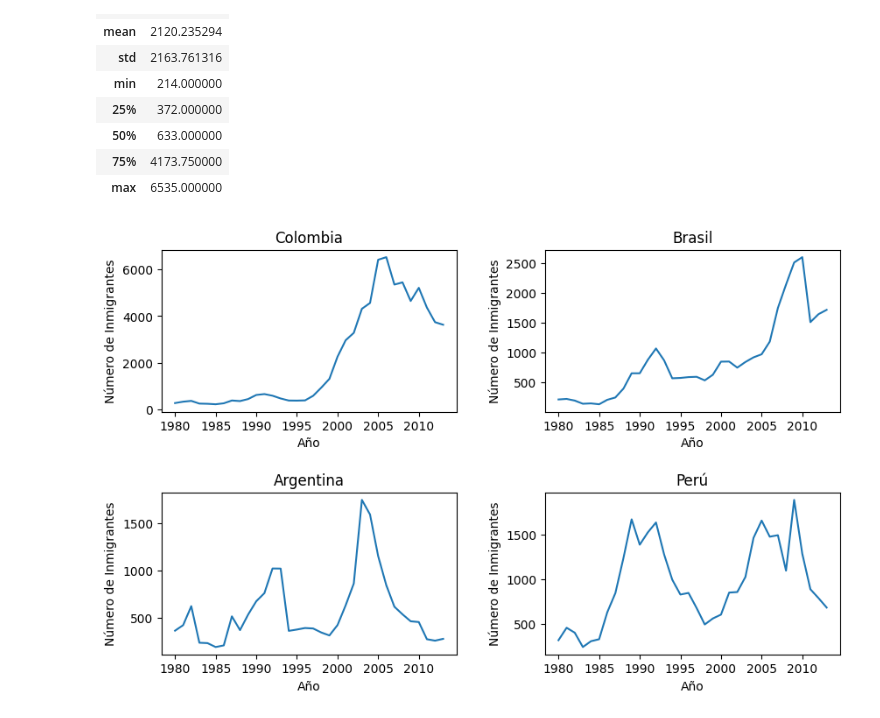
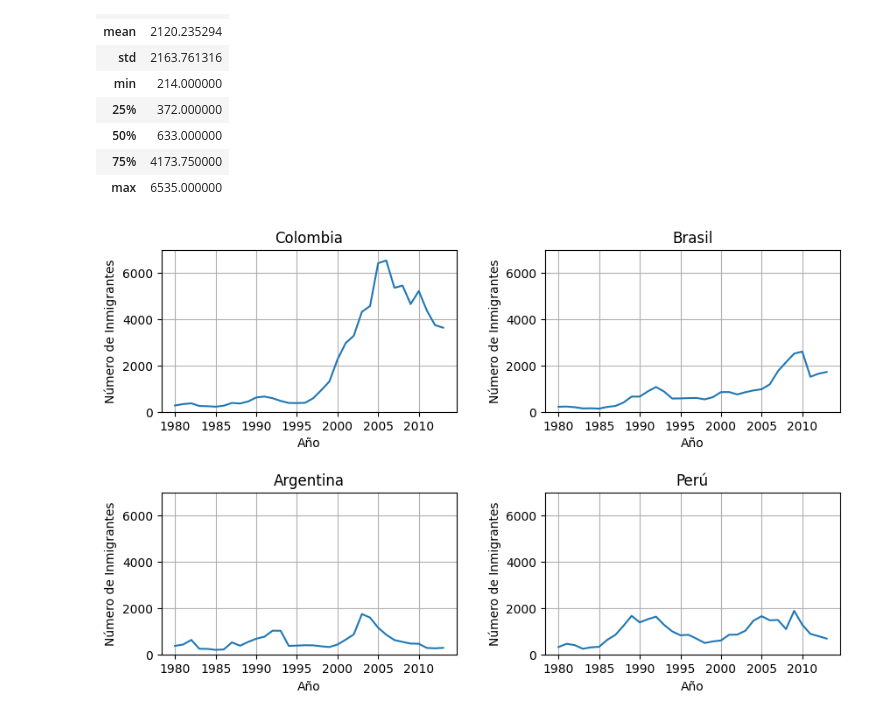
Before and after one commit to AndresCMontejo/Visualizaci-n-de-datos-con-Python-Matplotlib-Seaborn-y-Plotly, a Jupyter notebook: visualizacion_de_datos_con_python.ipynb, the cells around one changed output. Saved outputs shown, nothing was run; the diff lists cells and outputs as text; code cells hidden in the pictures.

```diff
--- a/visualizacion_de_datos_con_python.ipynb
+++ b/visualizacion_de_datos_con_python.ipynb
@@ -288,24 +288,33 @@ datos_col.describe()
 # %%
 #Graficas para brasil, argentina.
 fig, axs = plt.subplots(2, 2, figsize=(10,6))
 #ajustando subplots
 fig.subplots_adjust(hspace=0.5, wspace=0.3) #altura, ancho
 axs[0,0].plot(df.loc['Colombia', años])
 axs[0,0].set_title('Colombia')
 
 axs[0,1].plot(df.loc['Brasil', años])
 axs[0,1].set_title('Brasil')
 
 axs[1,0].plot(df.loc['Argentina', años])
 axs[1,0].set_title('Argentina')
 
 axs[1,1].plot(df.loc['Perú', años])
 axs[1,1].set_title('Perú')
 
+#Estableciendo los valores de la grafica, para que todos muestren el mismo valor tanto en X como Y
+ymin = 0
+ymax = 7000
+
+#iterando este mismo valor para cada grafica
+for ax in axs.ravel(): #esto trae una ravel multidimensional a una ravel unidimensional
+  ax.set_ylim(ymin, ymax)
+
 for ax in axs.flat:
     ax.xaxis.set_major_locator(plt.MultipleLocator(5))
     ax.set_xlabel('Año')
     ax.set_ylabel('Número de Inmigrantes')
+    ax.grid()
 plt.show()
 # %% [output]
-[figure, old version]
+[figure, new version]
```
